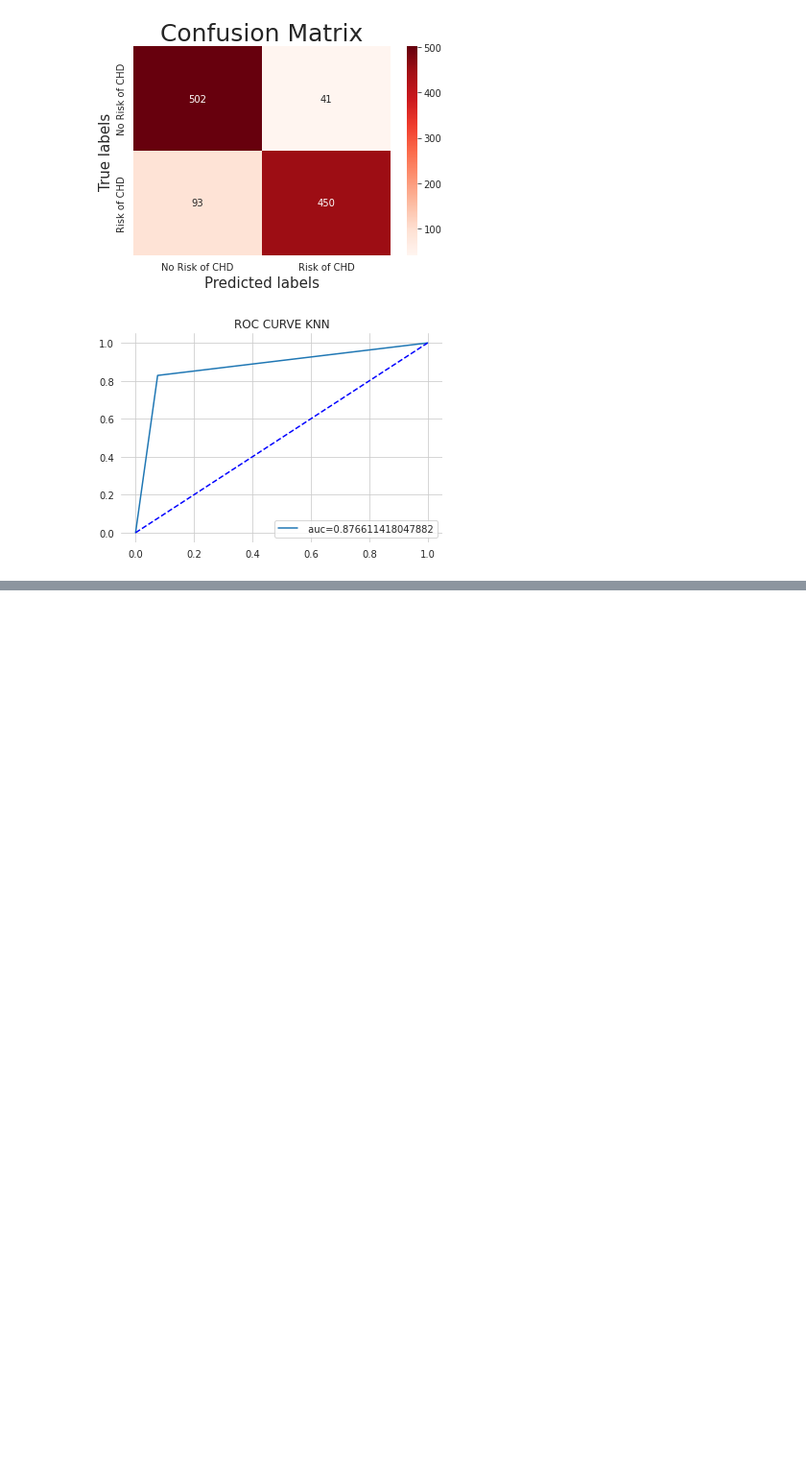
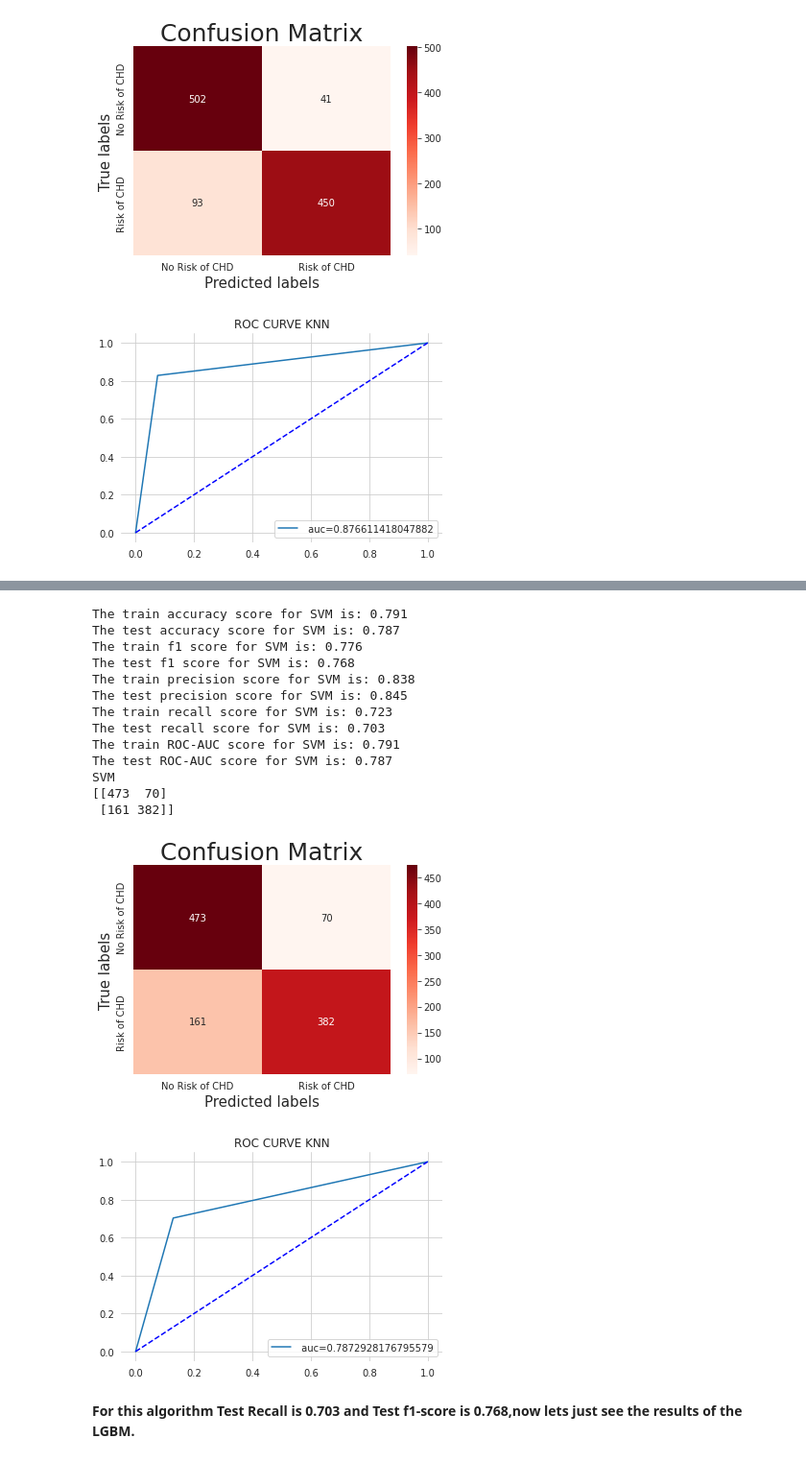
Before and after one commit to ParthSharma1197/Capstone-Project-Cardiovascular-Risk-Prediction, a Jupyter notebook: PARTH_SHARMA_Cardiovascular_Risk_Prediction_Capstone_Project.ipynb, the cells around one changed output, grey strips where cells are left out. Shown at 96% size. Cells and saved outputs as stored; diff of their text form; code cells hidden in the pictures; blank space fills up the shorter version.

```diff
--- a/PARTH_SHARMA_Cardiovascular_Risk_Prediction_Capstone_Project.ipynb
+++ b/PARTH_SHARMA_Cardiovascular_Risk_Prediction_Capstone_Project.ipynb
@@ -1454,0 +1466,36 @@ metrics_df=metrics_df.append(met_dict,ignore_index=True)
+# %%
+# Support Vector Machine
+#instatiating an object of the class
+svm = SVC()
+
+#fit the train data set to the SVM
+svm_model=svm.fit(X_train_scaled,y_train)
+
+
+#predict using the train set
+svm_pred_train=svm.predict(X_train_scaled)
+
+#predict using the test set
+svm_pred_test = svm.predict(X_test_scaled)
+
+#Calcutating all the classification metrics using the function
+classification_metrics_test('SVM',svm_pred_train,svm_pred_test)
+
+#Getting the confusion matrix and the ROC-AUC curve for the Random Forest Classifier
+confusion_mat("SVM",svm_pred_test)
+# %% [output]
+The train accuracy score for SVM is: 0.791
+The test accuracy score for SVM is: 0.787
+The train f1 score for SVM is: 0.776
+The test f1 score for SVM is: 0.768
+The train precision score for SVM is: 0.838
+The test precision score for SVM is: 0.845
+The train recall score for SVM is: 0.723
+The test recall score for SVM is: 0.703
+The train ROC-AUC score for SVM is: 0.791
+The test ROC-AUC score for SVM is: 0.787
+SVM
+[[473  70]
+ [161 382]]
+[figure, added]
+[figure, added]
@@ -1454,0 +1518,2 @@ metrics_df=metrics_df.append(met_dict,ignore_index=True)
+# %% [markdown]
+**For this algorithm Test Recall is 0.703 and Test f1-score is 0.768,now lets just see the results of the LGBM.**
```
Also changed, not shown: parts of 47 cells of this notebook.
